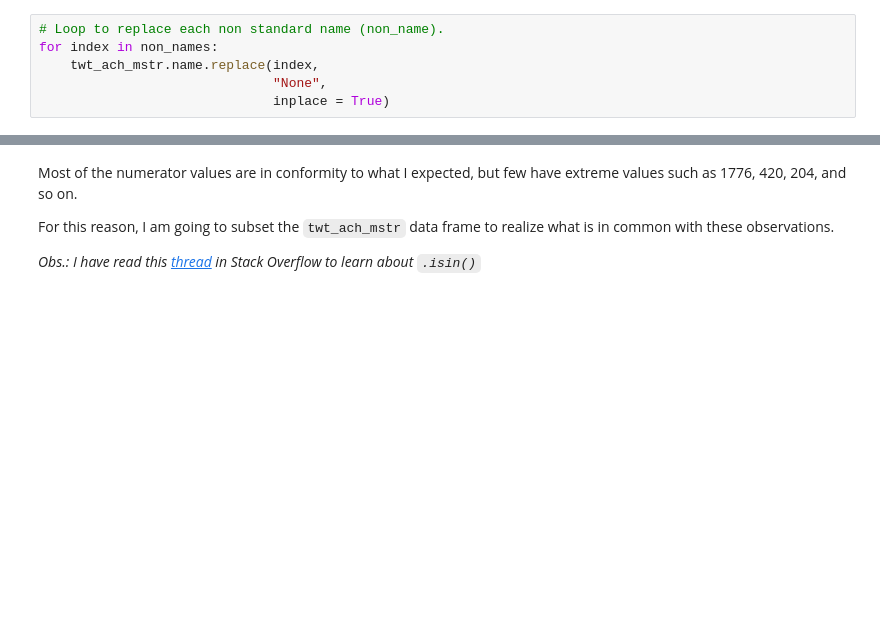
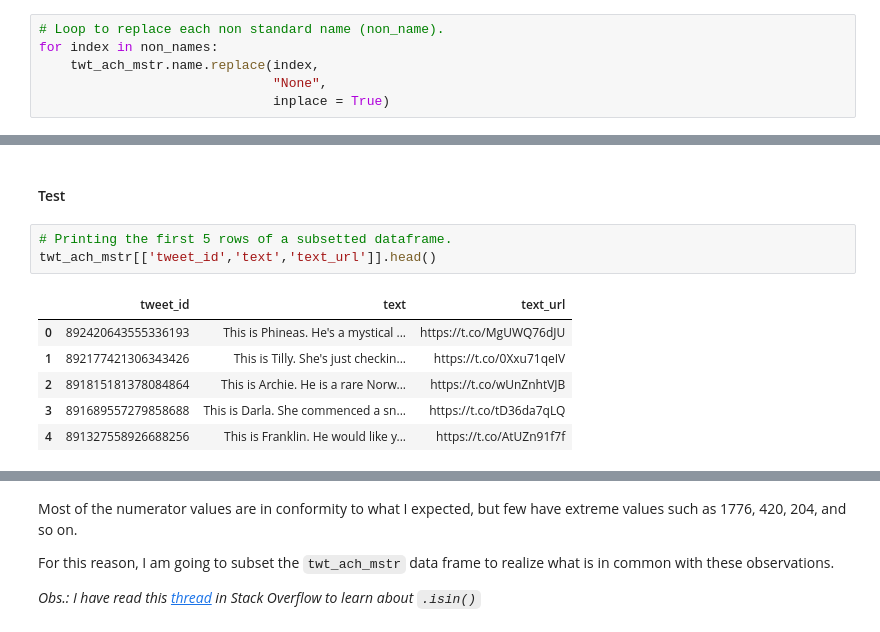
Before and after one commit to AndersonUyekita/ND111_data_science_foundations_02, a Jupyter notebook: 03-Chapter03/00-Project_02/wrangle_act.ipynb, the cells around one changed output, grey strips where cells are left out. Drawn from its saved outputs; the diff is of its cells as text; blank space fills up the shorter version.

```diff
--- a/03-Chapter03/00-Project_02/wrangle_act.ipynb
+++ b/03-Chapter03/00-Project_02/wrangle_act.ipynb
@@ -962,0 +1079,12 @@ twt_ach_mstr.head()
+# %% [markdown]
+#### Test
+# %%
+# Printing the first 5 rows of a subsetted dataframe.
+twt_ach_mstr[['tweet_id','text','text_url']].head()
+# %% [output]
+|  | tweet_id | text | text_url |
+| 0 | 892420643555336193 | This is Phineas. He's a mystical ... | https://t.co/MgUWQ76dJU |
+| 1 | 892177421306343426 | This is Tilly. She's just checkin... | https://t.co/0Xxu71qeIV |
+| 2 | 891815181378084864 | This is Archie. He is a rare Norw... | https://t.co/wUnZnhtVJB |
+| 3 | 891689557279858688 | This is Darla. She commenced a sn... | https://t.co/tD36da7qLQ |
+| 4 | 891327558926688256 | This is Franklin. He would like y... | https://t.co/AtUZn91f7f |
```
Also changed, not shown: parts of 82 cells of this notebook, 16 other files.
